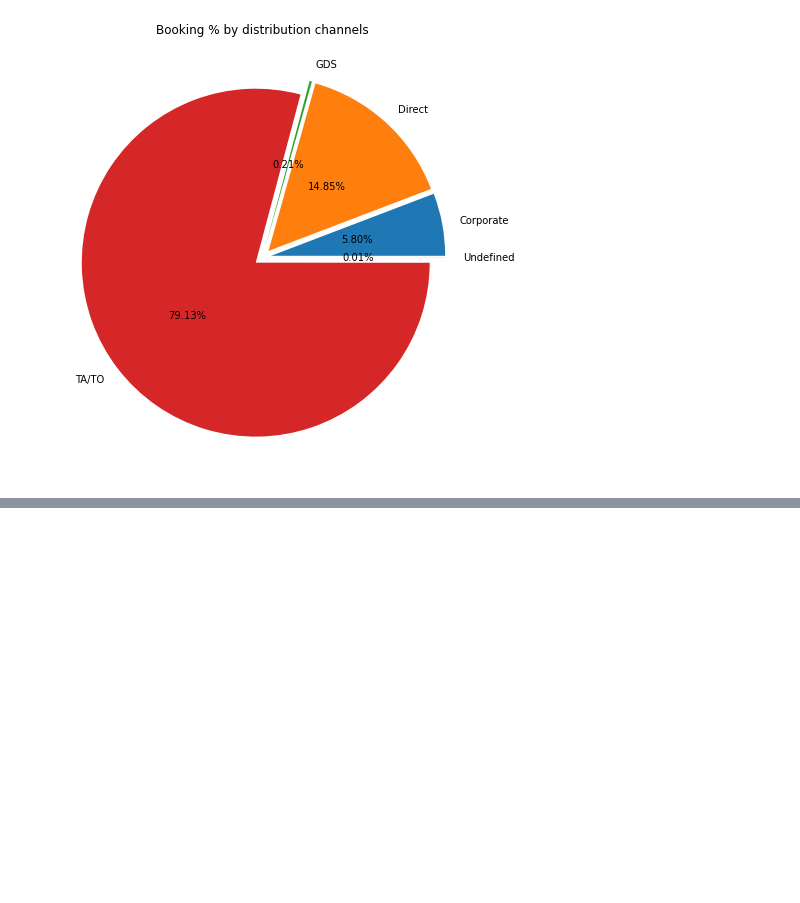
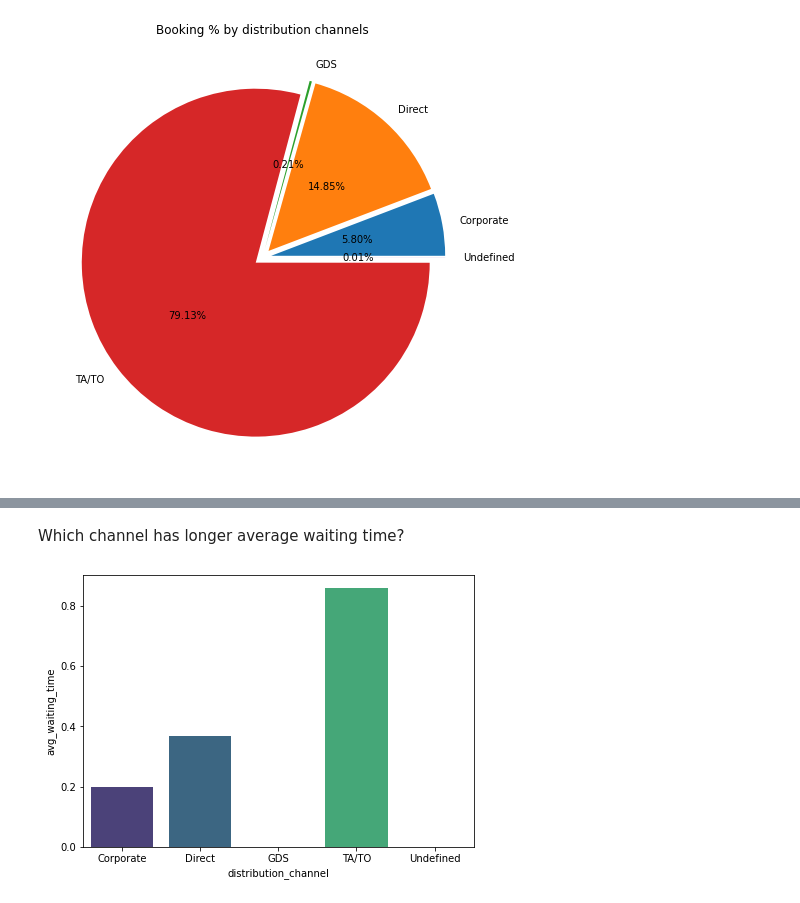
Before and after one commit to Shashankshekharpandey/Hotel-Booking-Analysis, a Jupyter notebook: Hotel_Booking_Analysis.ipynb, the cells around one changed output, grey strips where cells are left out. Drawn from its saved outputs; the diff is of its cells as text; code cells hidden in the pictures; blank space fills up the shorter version.

```diff
--- a/Hotel_Booking_Analysis.ipynb
+++ b/Hotel_Booking_Analysis.ipynb
@@ -453,0 +465,10 @@ plt.title("Booking % by distribution channels", fontsize=12);
+# %% [markdown]
+ Which channel has longer average waiting time?
+# %%
+# Bar plot for average waiting time for different booking method
+d4 = pd.DataFrame(round((group_by_dc['days_in_waiting_list']).mean(),2)).reset_index().rename(columns = {'days_in_waiting_list': 'avg_waiting_time'})
+plt.figure(figsize = (7,5))
+sns.barplot(x = d4['distribution_channel'], y = d4['avg_waiting_time'], palette='viridis')
+plt.show()
+# %% [output]
+[figure, added]
```
Also changed, not shown: parts of 5 cells of this notebook.
